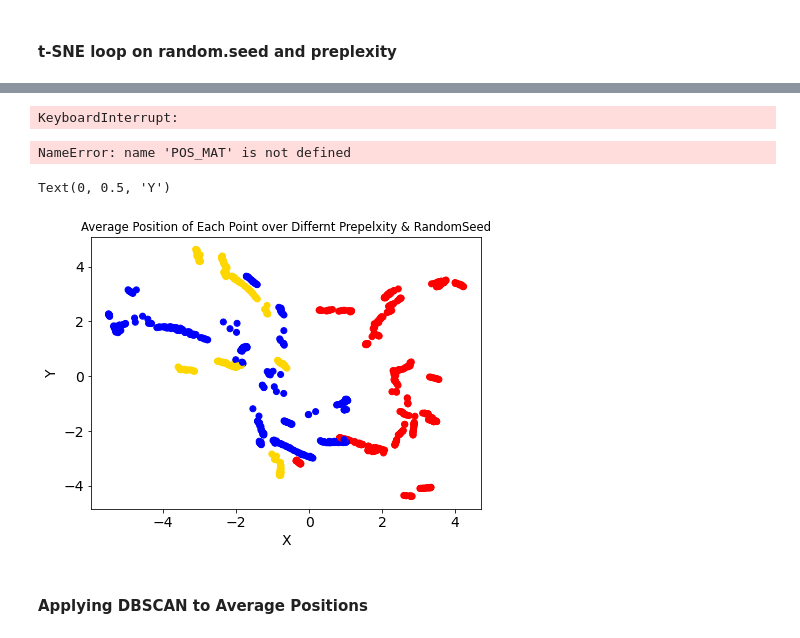
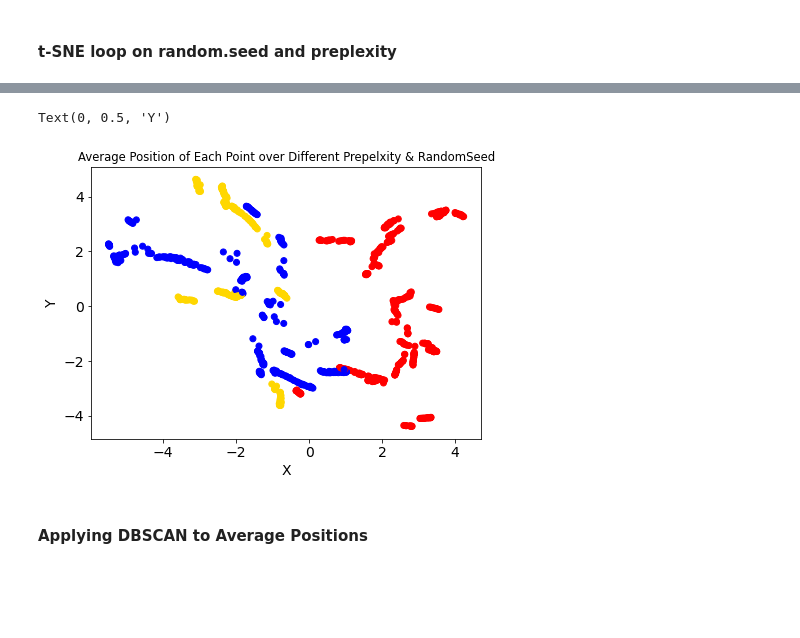
Before and after one commit to aidinattar/LoCP_MODB, a Jupyter notebook: Week5/Group2211__tSNE.ipynb, the cells around one changed output, grey strips where cells are left out. Cells and saved outputs as stored; diff of their text form; code cells hidden in the pictures; blank space fills up the shorter version.

```diff
--- a/Week5/Group2211__tSNE.ipynb
+++ b/Week5/Group2211__tSNE.ipynb
@@ -942,31 +942,27 @@ plt.show()
 """#Assuming that indexes are not touched in a t-SNE transformation:
 # rum-time ≅ 18 min
 
-DIS_MAT = []
+# DIS_MAT = []
 POS_MAT = []
 for i in range(df.shape[0]):
     for j in range(1, df.shape[1]):
         Y   = iloc_reader(i,j)  #Y[0] is X and Y[1] is Y
-        D   = dis_func(Y)
+        # D   = dis_func(Y)
         POS_MAT.append(Y)
-        DIS_MAT.append(D)
+        # DIS_MAT.append(D)
 
 POS_MAT = np.array(POS_MAT)
-DIS_MAT = np.array(DIS_MAT)
+# DIS_MAT = np.array(DIS_MAT)
 
 POS_MAT= POS_MAT.ravel()
 POS_MAT= POS_MAT.reshape(df.shape[0], df.shape[1]-1, Y.shape[0], 2)
 
-DIS_MAT = DIS_MAT.ravel()
-DIS_MAT = DIS_MAT.reshape(df.shape[0],df.shape[1]- 1, Y.shape[0] , Y.shape[0])"""
+# DIS_MAT = DIS_MAT.ravel()
+# DIS_MAT = DIS_MAT.reshape(df.shape[0],df.shape[1]- 1, Y.shape[0] , Y.shape[0])"""
-# %% [output]
-KeyboardInterrupt:
 # %%
-"""# Finding the average position and disctance
+# Finding the average position and disctance
 AVG_POS_MAT = POS_MAT.mean(axis=(0,1))
-AVG_DIS_MAT = DIS_MAT.mean(axis=(0,1))"""
+# AVG_DIS_MAT = DIS_MAT.mean(axis=(0,1))
-# %% [output]
-NameError: name 'POS_MAT' is not defined
 # %%
 # fig, AX = plt.subplots(1,2, figsize=(7,5))
 
@@ -985,15 +981,15 @@ NameError: name 'POS_MAT' is not defined
 # %%
 df=pd.read_csv('./results_DATA/Ex_4_AVG_MATRIX.csv')
 
 plt.figure(figsize=(7,5))
 plt.scatter(df['X_POS'], df['Y_POS'], c=y,cmap=mycmap)
-plt.title('Average Position of Each Point over Differnt Prepelxity & RandomSeed'
+plt.title('Average Position of Each Point over Different Prepelxity & RandomSeed'
 ,fontsize='small')
 plt.xlabel('X')
 plt.ylabel('Y')
 # %% [output]
 Text(0, 0.5, 'Y')
-[figure, old version]
+[figure, new version]
 # %% [markdown]
 #### Applying DBSCAN to Average Positions
 # %%
```
Also changed, not shown: parts of 5 cells of this notebook.
